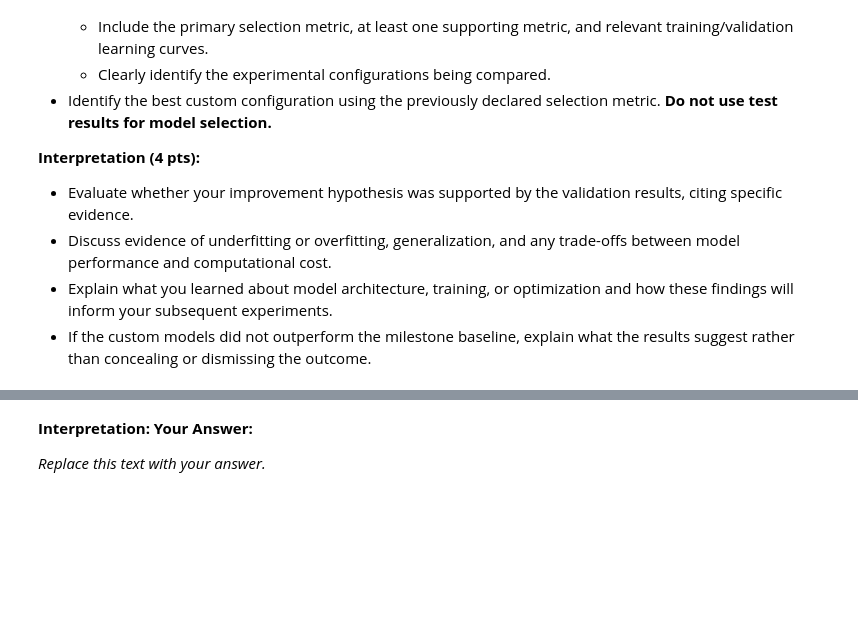
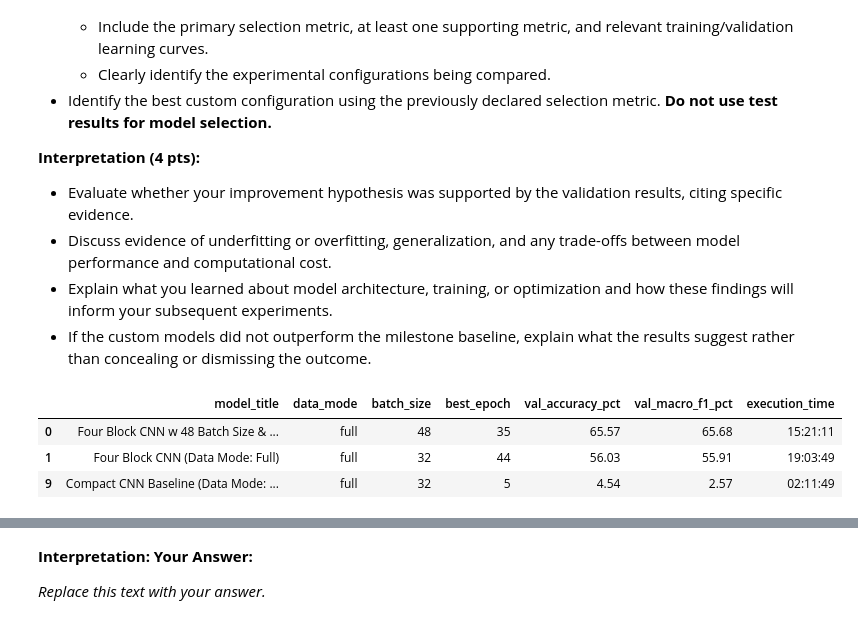
Before and after one commit to aidandig/DX703-Final-Project, a Jupyter notebook: DX703_Final_Project_Notebook (Part A).ipynb, the cells around one changed output, grey strips where cells are left out. Saved outputs shown, nothing was run; the diff lists cells and outputs as text; code cells hidden in the pictures; blank space fills up the shorter version.

Commit message:
part c - compare custom model results

```diff
--- a/DX703_Final_Project_Notebook (Part A).ipynb
+++ b/DX703_Final_Project_Notebook (Part A).ipynb
@@ -3250,10 +3250,20 @@ The four-block CNN with 32 batch size reached its minimum validation loss at epo
 # %%
 # P2.C — Compare validation results.
 # Create a table comparing the milestone baseline,
 # initial custom network, and improved custom network.
 # Include configurations and validation metrics.
 
-# YOUR CODE HERE
+#                       BASELINE                           INITIAL CUSTOM NETWORK                             IMPROVED CUSTOM NETWORK
+models = ['Compact CNN Baseline (Data Mode: Full)', 'Four Block CNN (Data Mode: Full)', 'Four Block CNN w 48 Batch Size & Cosine Decay (Data Mode: Full)']
+
+custom_model_results = results[results['model_title'].isin(models)].copy()
+custom_model_results.to_csv('custom_model_results.csv', index=False)
+custom_model_results
+# %% [output]
+|  | model_title | data_mode | batch_size | best_epoch | val_accuracy_pct | val_macro_f1_pct | execution_time |
+| 0 | Four Block CNN w 48 Batch Size & ... | full | 48 | 35 | 65.57 | 65.68 | 15:21:11 |
+| 1 | Four Block CNN (Data Mode: Full) | full | 32 | 44 | 56.03 | 55.91 | 19:03:49 |
+| 9 | Compact CNN Baseline (Data Mode: ... | full | 32 | 5 | 4.54 | 2.57 | 02:11:49 |
 # %%
 # P2.C — Visualize training and validation behavior.
 # Plot clearly labeled learning curves for the custom models.
```
Also changed, not shown: parts of 1 cell of this notebook, 1 other file.
